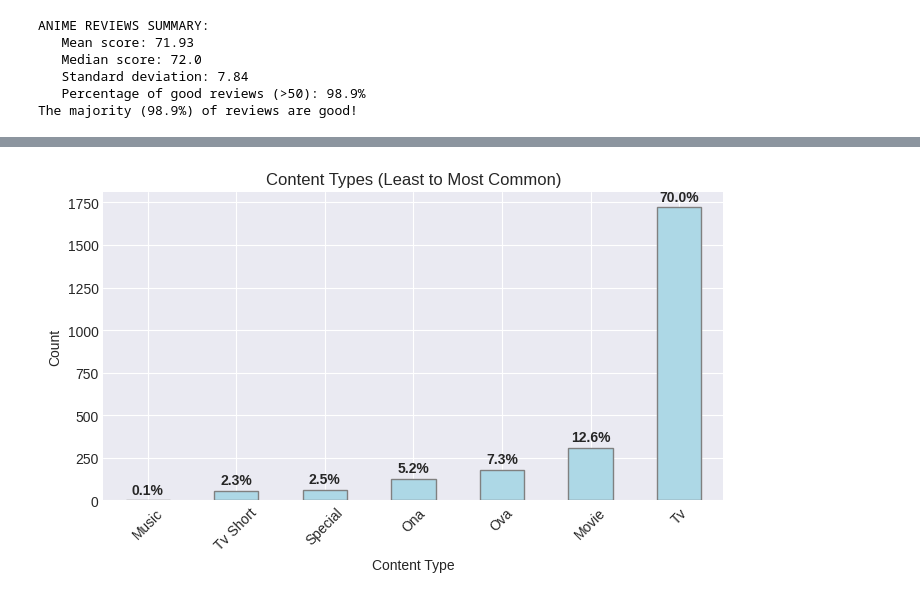
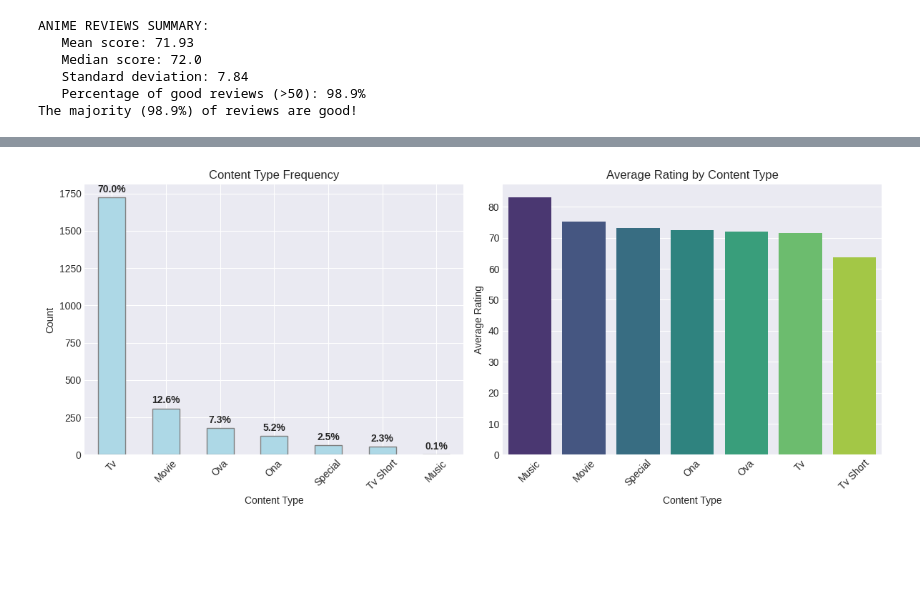
Before and after one commit to Osvajorge/anime-analytics-hub, a Jupyter notebook: notebooks/03_eda.ipynb, the cells around one changed output, grey strips where cells are left out. Cells and saved outputs as stored; diff of their text form; code cells hidden in the pictures; blank space fills up the shorter version.

```diff
--- a/notebooks/03_eda.ipynb
+++ b/notebooks/03_eda.ipynb
@@ -98,40 +180,47 @@ plt.show
 # %%
-# 1. Univariate Analysis
-# Distribution by content type
+print("="*50)
+print("2. BIVARIATE ANALYSIS")
+print("="*50)
+
+print("📺 CONTENT TYPE vs RATING RELATIONSHIP:")
+
+# Analyze the RELATIONSHIP between content type and ratings
+content_ratings = df_clean.groupby(['content_type'])['viewer_reviews'].mean().sort_values(ascending=False)
+best_rated_type = content_ratings.index[0]
+worst_rated_type = content_ratings.index[-1]
+
+print(f"RATING PERFORMANCE BY CONTENT TYPE:")
+print(f"   Best rated: {best_rated_type} (avg: {content_ratings.iloc[0]:.1f})")
+print(f"   Worst rated: {worst_rated_type} (avg: {content_ratings.iloc[-1]:.1f})")
+print(f"   Rating difference: {(content_ratings.iloc[0] - content_ratings.iloc[-1]):.1f} points")
+
+print(f"\nRATING BREAKDOWN:")
+for content_type, avg_rating in content_ratings.items():
+    count = df_clean[df_clean['content_type'] == content_type].shape[0]
+    print(f"   {content_type}: {avg_rating:.1f} avg ({count} animes)")
+
+plt.figure(figsize=(12, 5))
+
+# Content type frequency (for context)
+plt.subplot(1, 2, 1)
 df_content = df_clean['content_type'].value_counts()
-most_common_type = df_content.index[0]
-most_common_count = df_content.iloc[0]
-total_anime = len(df_clean)
-percentage = (most_common_count / total_anime * 100).round(1)
-
-print(f"CONTENT TYPE DISTRIBUTION:")
-print(f"Most common type: {most_common_type} ({most_common_count} anime)")
-print(f"Anime is distributed in many ways, being the {most_common_type} format the most popular with {percentage}% of all anime")
-
-# Top 3
-print(f"\nTOP 3 CONTENT TYPES:")
-for i in range(min(3, len(df_content))):
-    type_name = df_content.index[i]
-    count = df_content.iloc[i]
-    pct = (count / total_anime * 100).round(1)
-    print(f"   {i+1}. {type_name}: {count} ({pct}%)")
-
-
-content_data = df_clean['content_type'].value_counts().sort_values()
-total = len(df_clean)
-
-plt.figure(figsize=(8, 4))
-ax = content_data.plot(kind='bar', color='lightblue', edgecolor='gray')
-
-# % on the bar
-for i, v in enumerate(content_data.values):
-    percentage = (v / total * 100).round(1)
-    ax.text(i, v + 20, f'{percentage}%', ha='center', va='bottom',
-            fontweight='bold')
-
-plt.title('Content Types (Least to Most Common)')
+ax = df_content.plot(kind='bar', color='lightblue', edgecolor='gray')
+for i, v in enumerate(df_content.values):
+    percentage = (v / len(df_clean) * 100).round(1)
+    ax.text(i, v + 20, f'{percentage}%', ha='center', va='bottom', fontweight='bold')
+plt.title('Content Type Frequency')
 plt.xlabel('Content Type')
 plt.ylabel('Count')
 plt.xticks(rotation=45)
+
+# THE RELATIONSHIP: Average rating by content type
+plt.subplot(1, 2, 2)
+sns.barplot(x=content_ratings.index, y=content_ratings.values, palette='viridis')
+plt.title('Average Rating by Content Type')
+plt.xlabel('Content Type')
+plt.ylabel('Average Rating')
+plt.xticks(rotation=45)
+
+plt.tight_layout()
 plt.show()
 # %% [output]
@@ -146,2 +244,2 @@ TOP 3 CONTENT TYPES:
-[figure, old version]
+[figure, new version]
 # %%
```
Also changed, not shown: parts of 5 cells of this notebook.
